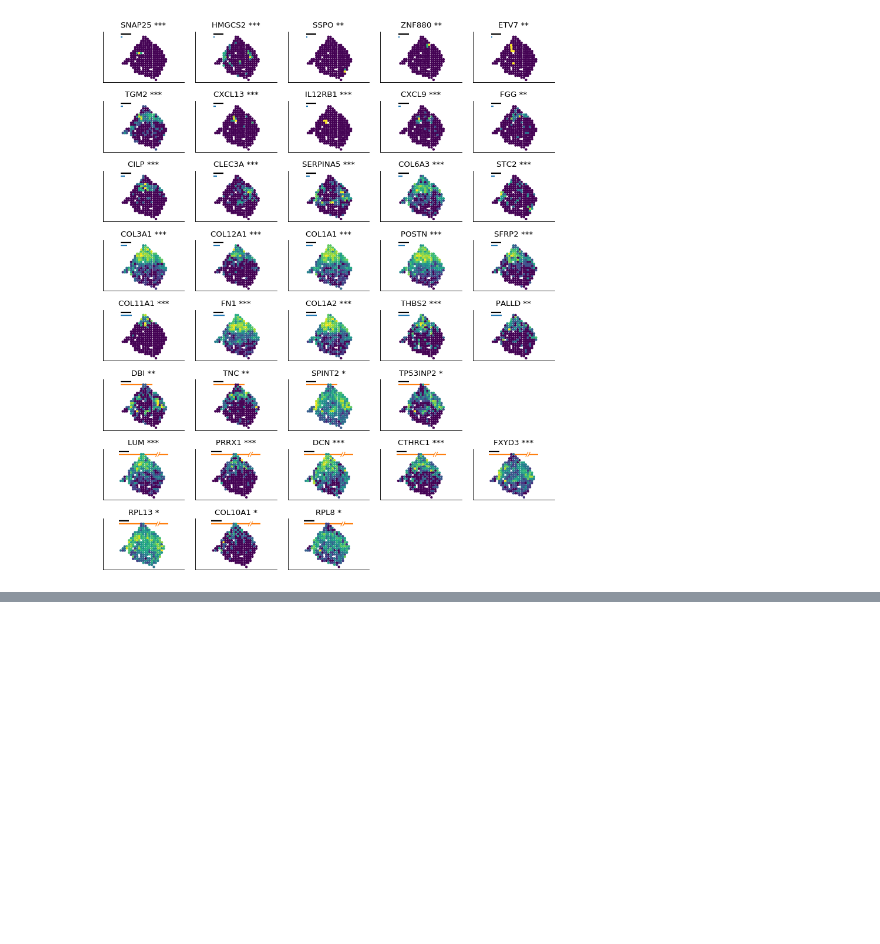
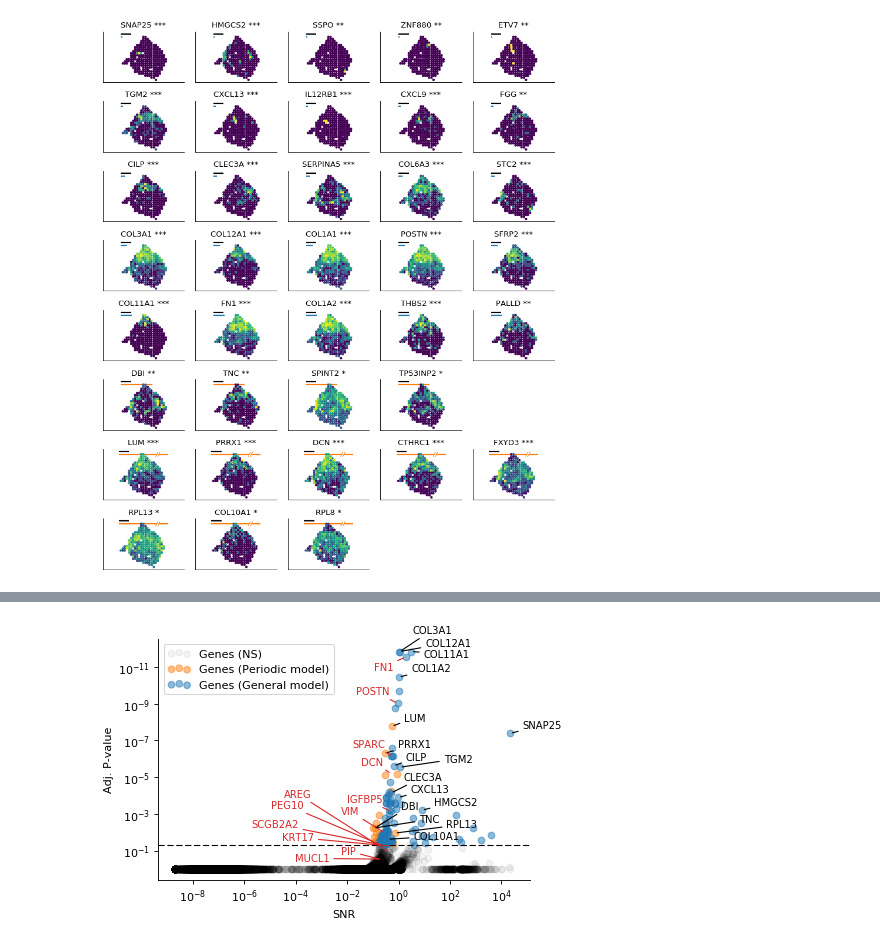
Before and after one commit to Teichlab/SpatialDE, a Jupyter notebook: Analysis/BreastCancer/Breast Cancer Tissue Analysis.ipynb, the cells around one changed output, grey strips where cells are left out. Saved outputs shown, nothing was run; the diff lists cells and outputs as text; code cells hidden in the pictures; blank space fills up the shorter version.

```diff
--- a/Analysis/BreastCancer/Breast Cancer Tissue Analysis.ipynb
+++ b/Analysis/BreastCancer/Breast Cancer Tissue Analysis.ipynb
@@ -231 +187,78 @@ NameError: name 'adjust_text' is not defined
+# %%
+plt.figure(figsize=(6, 4), dpi=80)
+
+plt.xscale('log')
+plt.yscale('log')
+
+tmp = results.query('qval > 0.05')
+plt.scatter(1./ tmp['max_delta'], tmp['qval'],
+            alpha=0.05, rasterized=True, label='Genes (NS)', marker='o', color='k');
+
+tmp = ms_results.query('model == "PER"')
+plt.scatter(1./ tmp['max_delta'], tmp['qval'],
+            alpha=0.5, rasterized=True, label='Genes (Periodic model)', marker='o', color='C1');
+
+tmp = ms_results.query('model == "SE"')
+plt.scatter(1./ tmp['max_delta'], tmp['qval'],
+            alpha=0.5, rasterized=True, label='Genes (General model)', marker='o', color='C0');
+
+
+# Annotate Stahl genes
+tmp = results.query('g in @stahl_genes')
+
+x_offsets = {'FN1': 3,
+             'SCGB2A2': 2e3,
+             'MUCL1': 1e2,
+             'VIM': 1e1,
+             'PIP': 1e1,
+             'PEG10': 1e3,
+             'KRT17':1e3,
+             'AREG': 1e3}
+y_offsets = {'MUCL1': 0.75,
+             'FN1': 2e-1,
+             'PEG10': 1e2,
+             'VIM': 1e1,
+             'SCGB2A2': 1e1,
+             'AREG': 1e3,
+             'KRT17': 2,
+             'PIP': 2}
+for i, r in tmp.iterrows():
+    xy = (1./r['max_delta'], r['qval'])
+    xyt = (xy[0] / x_offsets.get(r['g'], 2),
+           xy[1] / y_offsets.get(r['g'], 3),)
+    plt.annotate(r['g'], xy, xyt, color='tab:red', horizontalalignment='right',
+                 arrowprops={'arrowstyle': '-', 'color': 'tab:red'}, size=9)
+
+
+# Annotate top genes
+x_offsets = {'COL3A1': 3,
+             'COL12A1': 1e1,
+             'TGM2': 5e1,
+             'COL10A1':1e1,
+             'RPL13': 1e2,
+             'TNC': 6e1,
+             'DBI': 1e1}
+y_offsets = {'COL3A1': 1e1,
+             'COL11A1': 5e-1,
+             'CLEC3A': 5,
+             'COL10A1': 1,
+             'DBI': 1e1}
+for i, r in top_per_ls.iterrows():
+    xy = (1./r['max_delta'], r['qval'])
+    xyt = (xy[0] * x_offsets.get(r['g'], 3),
+           xy[1] / y_offsets.get(r['g'], 2),)
+    plt.annotate(r['g'], xy, xyt, color='k', arrowprops={'arrowstyle': '-'}, size=9)
+
+
+plt.axhline(0.05, ls='--', c='k', lw=1)
+
+plt.xlabel('SNR');
+plt.ylabel('Adj. P-value');
+plt.gca().invert_yaxis()
+
+plt.legend(scatterpoints=3, loc='upper left')
+
+plt.savefig('sigma_pval_BC.pdf', bbox_inches='tight');
+# %% [output]
+[figure, added]
 # %%
```
Also changed, not shown: parts of 13 cells of this notebook.
